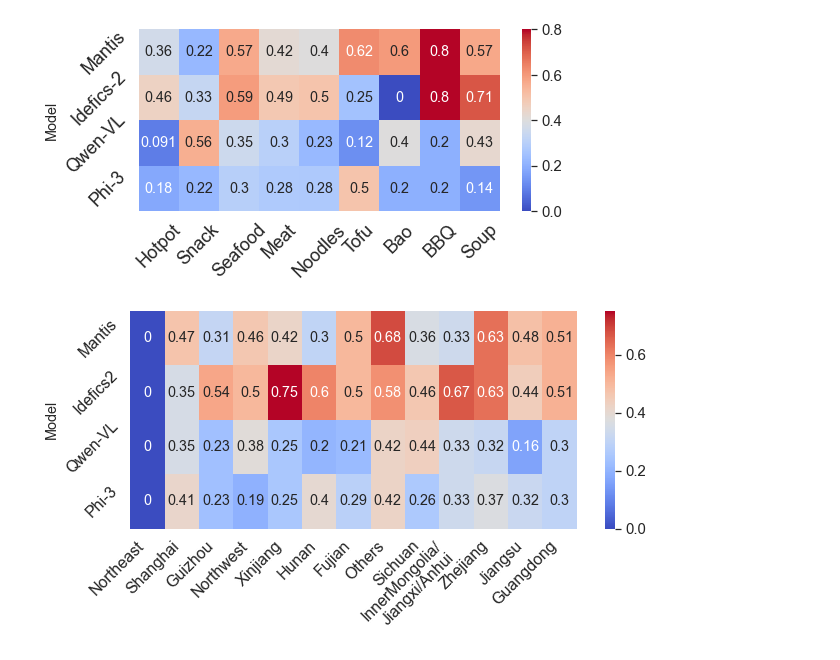
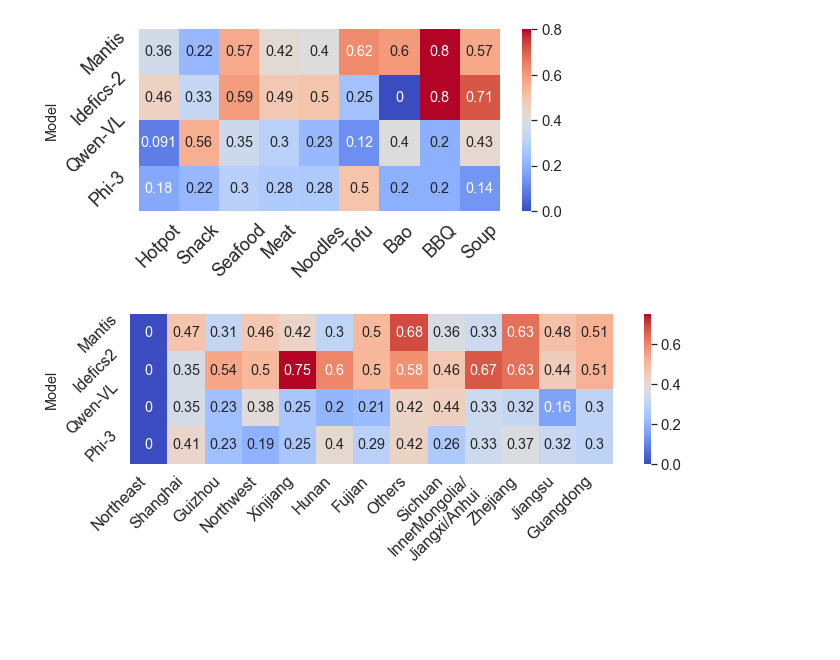
Before and after one commit to lyan62/FoodieQA, a Jupyter notebook: model-eval/scripts/get_accuracy.ipynb, the cells around one changed output. Saved outputs shown, nothing was run; the diff lists cells and outputs as text; code cells hidden in the pictures; blank space fills up the shorter version.

Commit message:
update plots

```diff
--- a/model-eval/scripts/get_accuracy.ipynb
+++ b/model-eval/scripts/get_accuracy.ipynb
@@ -1372,31 +1461,32 @@ data = {
     # '粤': [0.5135135135, 0.5135135135, 0.2972972973, 0.2972972973]
 # }
 
 # Create DataFrame
 df = pd.DataFrame(data)
 
 # Set the model as the index
 df.set_index('Model', inplace=True)
 
 # Plot
 plt.figure(figsize=(10, 4))
 heatmap = sns.heatmap(df, annot=True, cmap='coolwarm', cbar=True)
 
 # Customize plot
 # plt.title('Model Performance with Respect to Regional Features')
 # plt.xlabel('Region')
 plt.ylabel('Model')
 plt.xticks(rotation=45, ha='right')
 plt.yticks(rotation=45)
 
 # Increase font size for x-ticks, y-ticks, and legend
 heatmap.set_xticklabels(heatmap.get_xticklabels(), fontsize=16)
 heatmap.set_yticklabels(heatmap.get_yticklabels(), fontsize=16)
 heatmap.figure.axes[-1].yaxis.label.set_size(15)  # Colorbar label
 heatmap.figure.axes[-1].tick_params(labelsize=15) # Colorbar ticks
+plt.tight_layout()
 plt.savefig("/Users/wli/projects/foodie-dataset/data/figs/region-heatmap.pdf")
 
 # Show plot
 plt.show()
 # %% [output]
-[figure, old version]
+[figure, new version]
```
Also changed, not shown: parts of 6 cells of this notebook.
